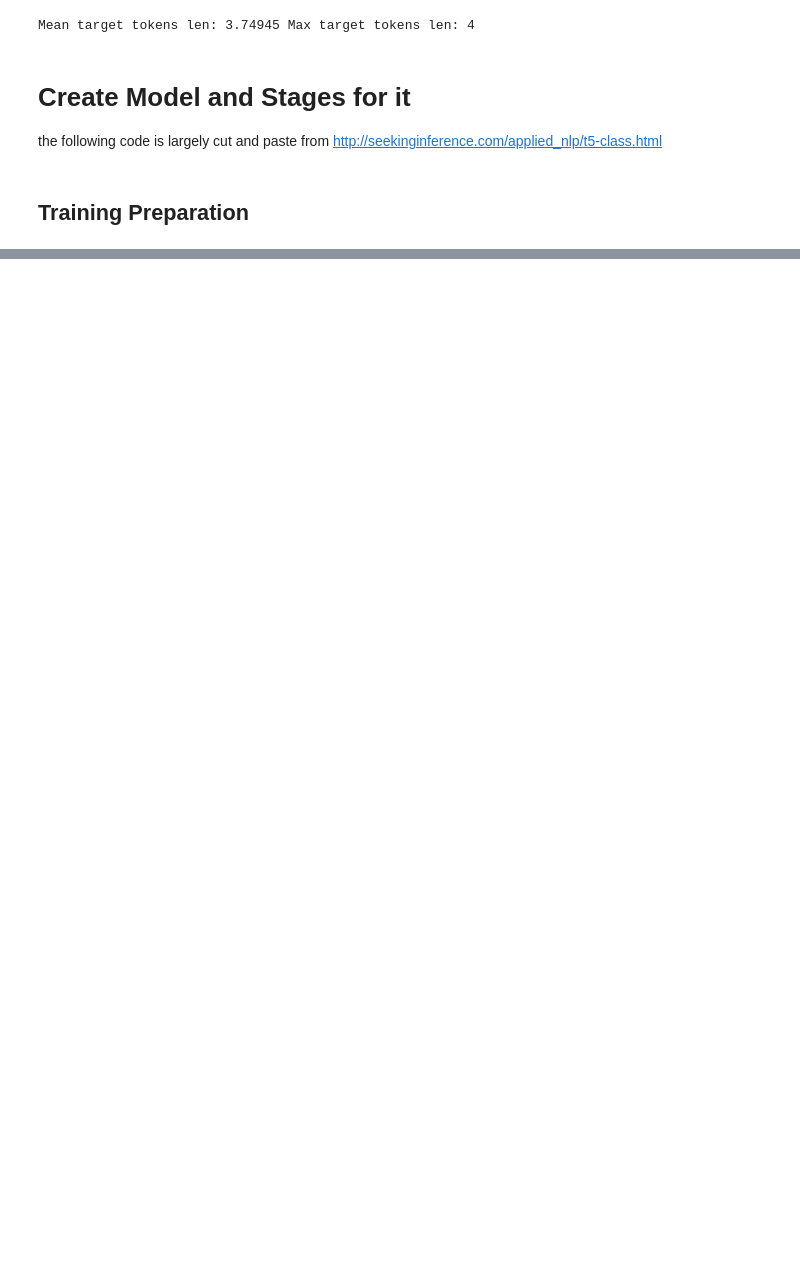
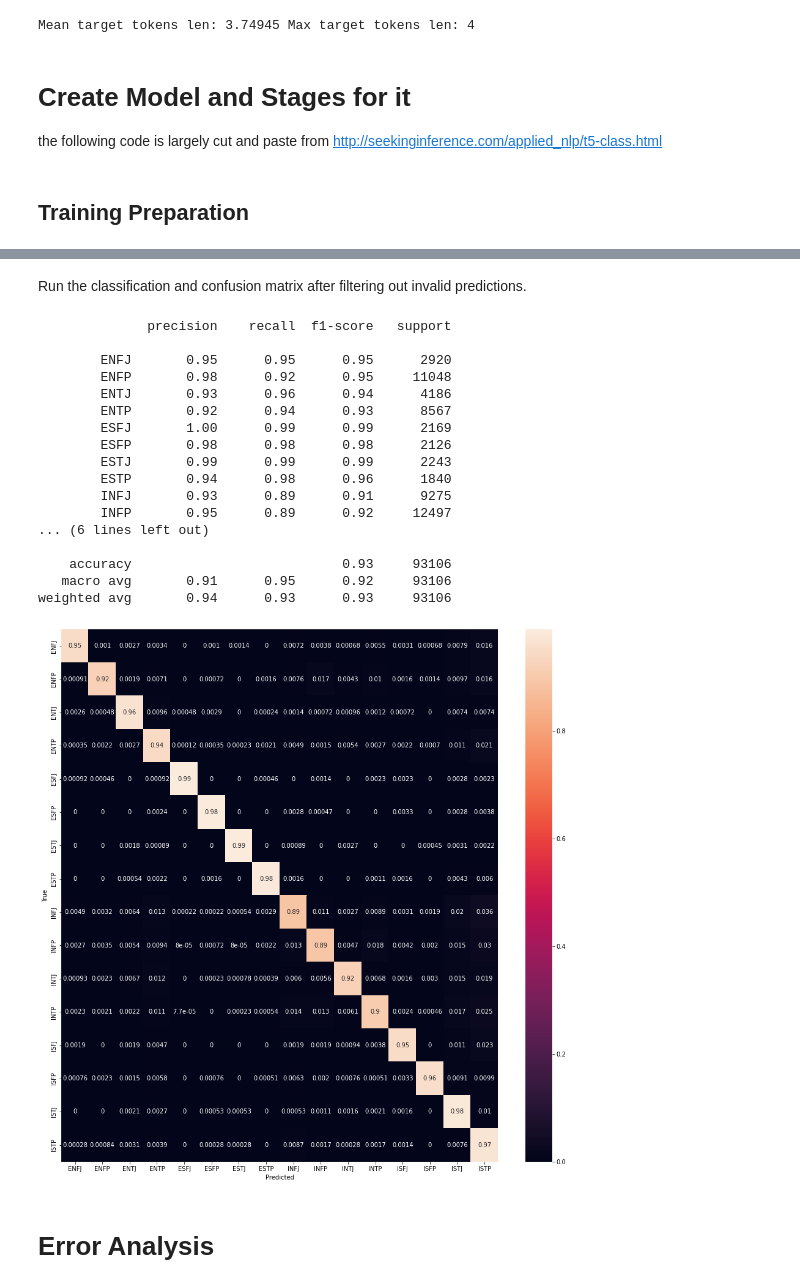
Before and after one commit to cakennedy/266-mbti-project, a Jupyter notebook: notebooks/W266Multi+Binary_CK_T5_12_01__NoEmpath_Torch.ipynb, the cells around one changed output, grey strips where cells are left out. Saved outputs shown, nothing was run; the diff lists cells and outputs as text; code cells hidden in the pictures; blank space fills up the shorter version.

Commit message:
4 epochs t5-small against entire test set.  with error analysis.

```diff
--- a/notebooks/W266Multi+Binary_CK_T5_12_01__NoEmpath_Torch.ipynb
+++ b/notebooks/W266Multi+Binary_CK_T5_12_01__NoEmpath_Torch.ipynb
@@ -885,7 +870,7 @@ optimizer = torch.optim.AdamW(model.parameters(),
                   )
 
 # epochs
-epochs = 1
+epochs = 4
 
 # lr scheduler
 total_steps = len(train_dataloader) * epochs
@@ -958,4 +961,5 @@ df_stats
 # test the model
 df2 = pd.DataFrame({'predicted': [], 'actual': []})
 test_stats = []
-model.load_state_dict(torch.load('/content/drive/My Drive/W266/MBTI/model_checkpoints/t5-classification.pt'))
+
+model, optimizer, epoch, loss = load_model_from_checkpoints( model, optimizer, '/content/drive/My Drive/W266/MBTI/model_checkpoints/t5-classification.pt')
@@ -1015,0 +1091,17 @@ print(df2.head(50))
+# %%
+
+unknown_class_count = 0
+
+predicted_values = []
+actual_values = []
+
+columns = list(df2)
+for i in range( 0, df2.shape[0]):
+    if df2.iloc[i][0] not in actual_classes:
+        print( "row:", i, "predicted:", df2.iloc[i][0] , "actual:", df2.iloc[i][1])
+        unknown_class_count = unknown_class_count + 1
+    else:
+        predicted_values.append(df2.iloc[i][0])
+        actual_values.append( df2.iloc[i][1])
+
+print( "Percentage of predictions outside of class set:", 100*unknown_class_count/ df2.shape[0])
@@ -1016,15 +1110,13 @@ print(df2.head(50))
 # %%
 from sklearn.metrics import confusion_matrix
 
-#Create dictonary to transform MBTI type into multiclass value from 0 to 15
-valid_MBTI = {'ISTJ': 0, 'INTJ': 1, 'ESTJ': 2, 'ENTJ': 3, 'ENTP': 4, 'INTP': 5, \
-              'ISTP': 6, 'ESTP': 7, 'ISFJ': 8, 'INFJ': 9, 'ESFJ': 10, \
-              'ENFJ': 11, 'ENFP': 12, 'INFP': 13, 'ISFP': 14, 'ESFP': 15}
 
 def document_multimodel_run( model_type,
                             mbti_model,
                             predicted_results,
-                            actual_values ):
+                            predicted_labels,
+                            actual_values,
+                            actual_labels ):
 
 
 
@@ -1036,10 +1128,10 @@ def document_multimodel_run( model_type,
   cm_multi = confusion_matrix(actual_values, predicted_results)
   cm_multi = cm_multi/cm_multi.sum(axis=1)[:,np.newaxis]
 
-  plt.figure(figsize=(20,16))
+  plt.figure(figsize=(len(predicted_labels),len(actual_labels)))
   sns.heatmap(
       cm_multi, annot=True,
-      xticklabels=valid_MBTI,
-      yticklabels=valid_MBTI)
+      xticklabels=predicted_labels,
+      yticklabels=actual_labels)
   plt.xlabel("Predicted")
   plt.ylabel("True")
@@ -1071,0 +1138,30 @@ weighted avg       0.77      0.74      0.75     93106
+# %% [markdown]
+Run the classification and confusion matrix after filtering out invalid predictions.
+# %%
+document_multimodel_run('mbti_t5_model',
+                         model,
+                         predicted_values,
+                         actual_classes,
+                         actual_values,
+                         actual_classes )
+# %% [output]
+              precision    recall  f1-score   support
+
+        ENFJ       0.95      0.95      0.95      2920
+        ENFP       0.98      0.92      0.95     11048
+        ENTJ       0.93      0.96      0.94      4186
+        ENTP       0.92      0.94      0.93      8567
+        ESFJ       1.00      0.99      0.99      2169
+        ESFP       0.98      0.98      0.98      2126
+        ESTJ       0.99      0.99      0.99      2243
+        ESTP       0.94      0.98      0.96      1840
+        INFJ       0.93      0.89      0.91      9275
+        INFP       0.95      0.89      0.92     12497
+... (6 lines left out)
+
+    accuracy                           0.93     93106
+   macro avg       0.91      0.95      0.92     93106
+weighted avg       0.94      0.93      0.93     93106
+[figure, added]
+# %% [markdown]
+# Error Analysis
```
Also changed, not shown: parts of 55 cells of this notebook.
